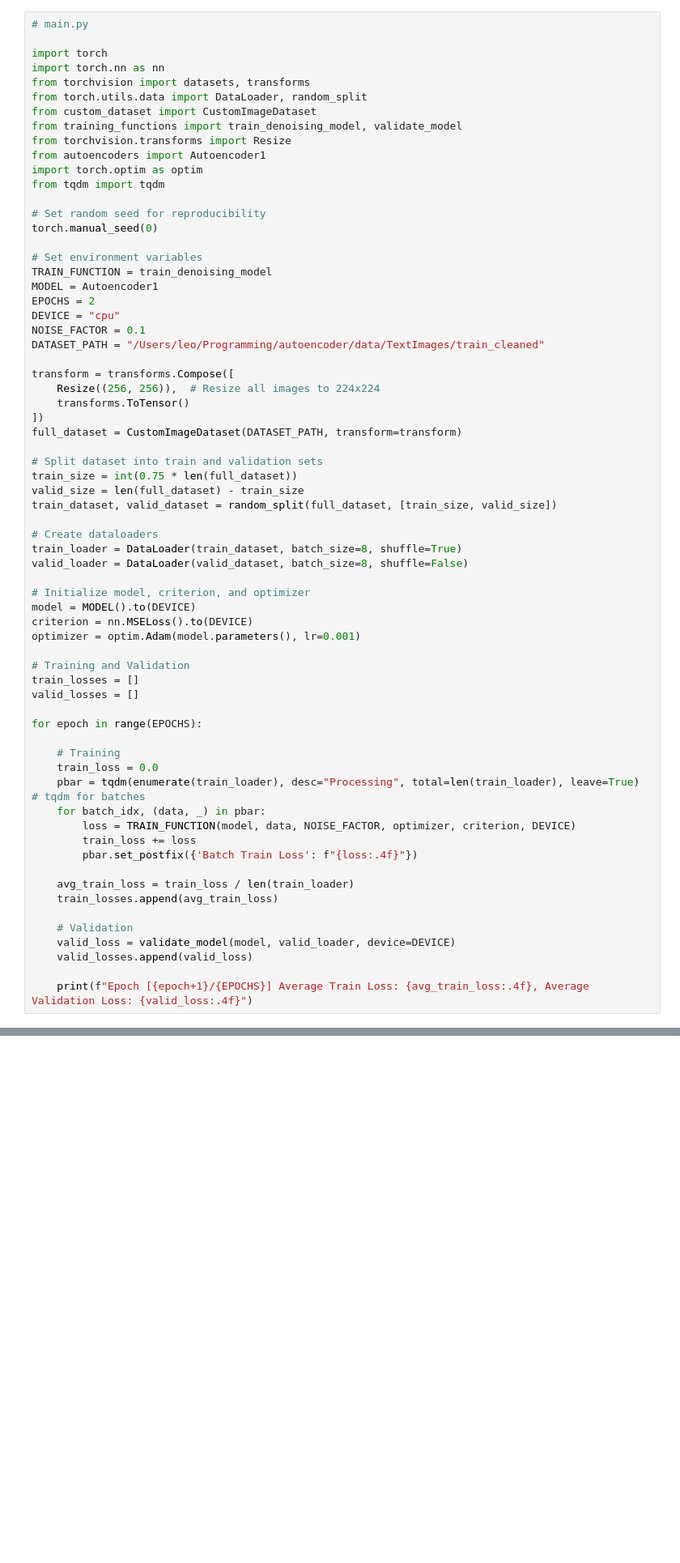
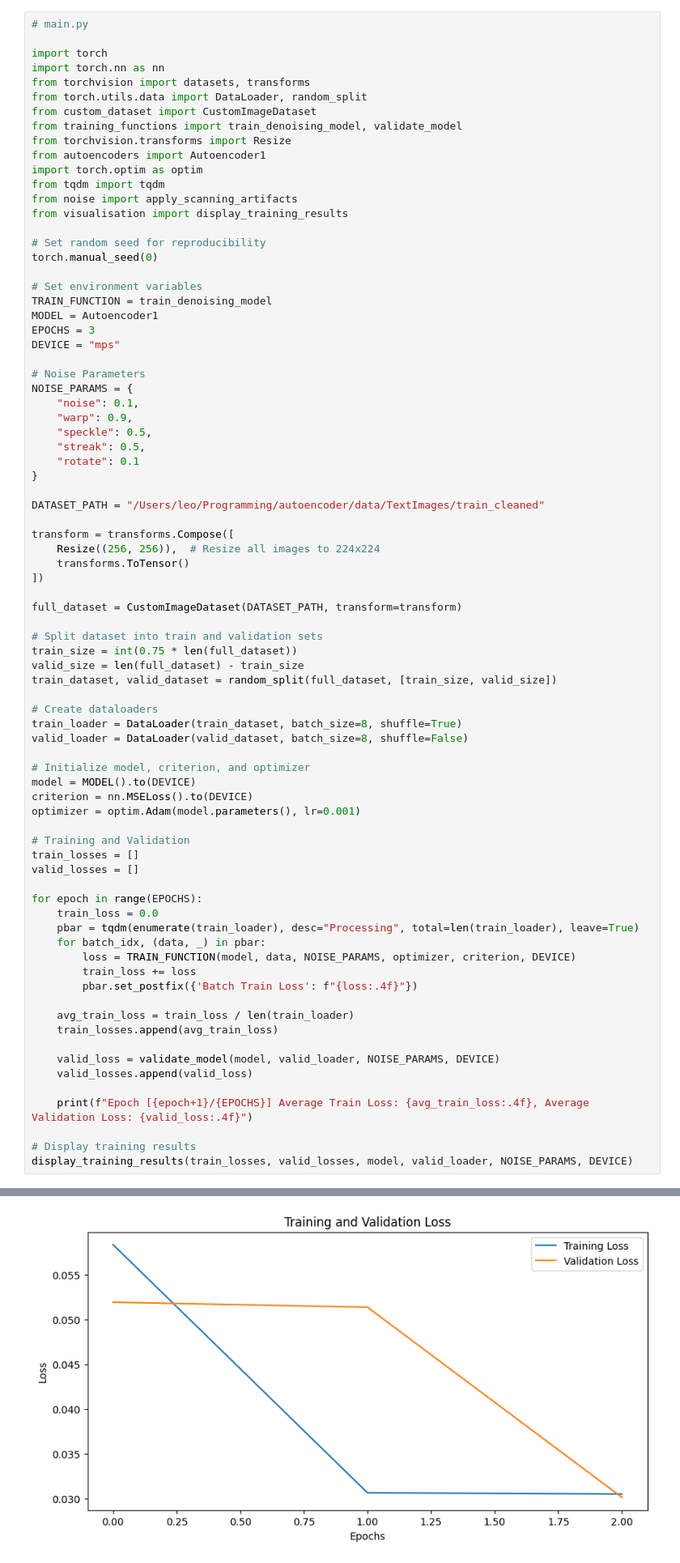
Before and after one commit to leothesouthafrican/autoencoder_denoising, a Jupyter notebook: main.ipynb, the cells around one changed output, grey strips where cells are left out. Shown at 81% size. Cells and saved outputs as stored; diff of their text form; blank space fills up the shorter version.

Commit message:
add noise and visualisation

```diff
--- a/main.ipynb
+++ b/main.ipynb
@@ -11,6 +11,8 @@ from torchvision.transforms import Resize
 from autoencoders import Autoencoder1
 import torch.optim as optim
 from tqdm import tqdm
+from noise import apply_scanning_artifacts
+from visualisation import display_training_results
 
 # Set random seed for reproducibility
 torch.manual_seed(0)
@@ -18,15 +20,25 @@ torch.manual_seed(0)
 # Set environment variables
 TRAIN_FUNCTION = train_denoising_model
 MODEL = Autoencoder1
-EPOCHS = 2
-DEVICE = "cpu"
-NOISE_FACTOR = 0.1
+EPOCHS = 3
+DEVICE = "mps"
+
+# Noise Parameters
+NOISE_PARAMS = {
+    "noise": 0.1,
+    "warp": 0.9,
+    "speckle": 0.5,
+    "streak": 0.5,
+    "rotate": 0.1
+}
+
 DATASET_PATH = "/Users/leo/Programming/autoencoder/data/TextImages/train_cleaned"
 
 transform = transforms.Compose([
     Resize((256, 256)),  # Resize all images to 224x224
     transforms.ToTensor()
 ])
+
 full_dataset = CustomImageDataset(DATASET_PATH, transform=transform)
 
 # Split dataset into train and validation sets
@@ -48,21 +60,21 @@ train_losses = []
 valid_losses = []
 
 for epoch in range(EPOCHS):
-
-    # Training
     train_loss = 0.0
-    pbar = tqdm(enumerate(train_loader), desc="Processing", total=len(train_loader), leave=True)  # tqdm for batches
+    pbar = tqdm(enumerate(train_loader), desc="Processing", total=len(train_loader), leave=True)
     for batch_idx, (data, _) in pbar:
-        loss = TRAIN_FUNCTION(model, data, NOISE_FACTOR, optimizer, criterion, DEVICE)
+        loss = TRAIN_FUNCTION(model, data, NOISE_PARAMS, optimizer, criterion, DEVICE)
         train_loss += loss
         pbar.set_postfix({'Batch Train Loss': f"{loss:.4f}"})
 
     avg_train_loss = train_loss / len(train_loader)
     train_losses.append(avg_train_loss)
 
-    # Validation
-    valid_loss = validate_model(model, valid_loader, device=DEVICE)
+    valid_loss = validate_model(model, valid_loader, NOISE_PARAMS, DEVICE)
     valid_losses.append(valid_loss)
 
     print(f"Epoch [{epoch+1}/{EPOCHS}] Average Train Loss: {avg_train_loss:.4f}, Average Validation Loss: {valid_loss:.4f}")
+
+# Display training results
+display_training_results(train_losses, valid_losses, model, valid_loader, NOISE_PARAMS, DEVICE)
 # %% [output]
@@ -72,0 +84 @@ Epoch [2/2] Average Train Loss: 0.0295, Average Validation Loss: 0.0411
+[figure, added]
```
Also changed, not shown: parts of 1 cell of this notebook, 3 other files.
